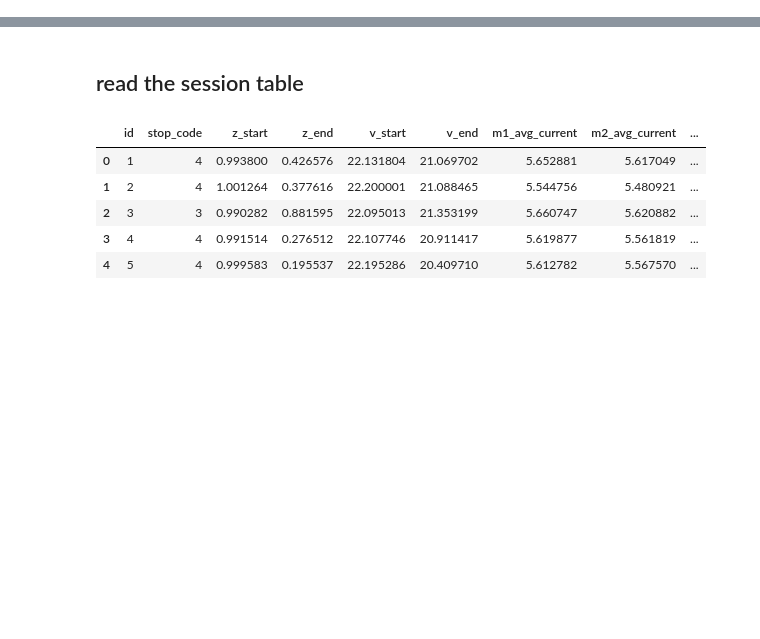
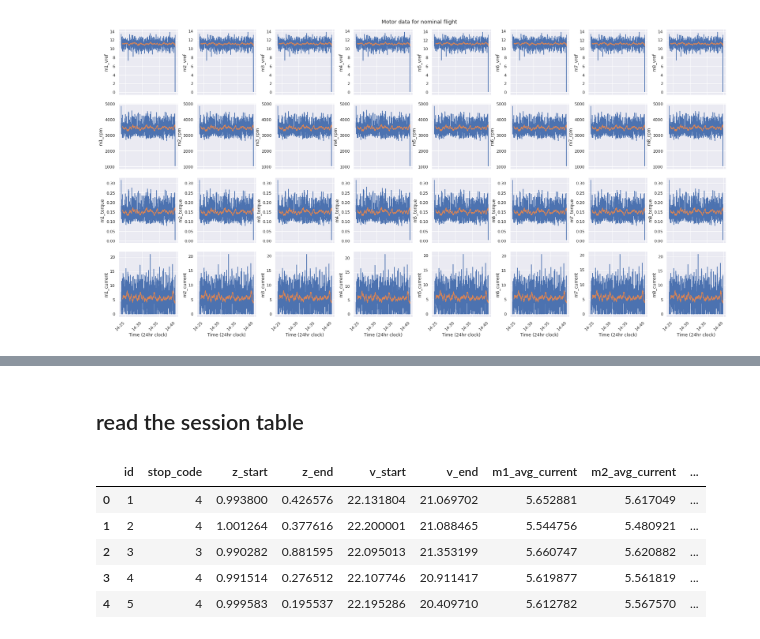
Before and after one commit to darrahts/uavTestbed, a Jupyter notebook: analysis/flightdata.ipynb, the cells around one changed output, grey strips where cells are left out. Drawn from its saved outputs; the diff is of its cells as text; code cells hidden in the pictures; blank space fills up the shorter version.

```diff
--- a/analysis/flightdata.ipynb
+++ b/analysis/flightdata.ipynb
@@ -44,0 +79,7 @@ api.get_tables()
+# %%
+telemetry = api.execute(queries.GET_TELEMETRY_DATA(stop_code=4, limit=2000))
+flight_ids = (pd.unique(telemetry['flight_id']))
+print(flight_ids)
+telemetry = telemetry[telemetry['flight_id'] == flight_ids[0]]
+print(len(telemetry))
+telemetry.head()
@@ -44,0 +96,19 @@ api.get_tables()
+# %%
+fig, axes = plt.subplots(4, 8, sharex=True, figsize=(24,12))
+fig.suptitle('Motor data for nominal flight')
+fig.tight_layout()
+
+cols = ['vref', 'rpm', 'torque', 'current']
+
+for i in range(len(cols)):
+    for j in range(8):
+        sns.lineplot(ax=axes[i,j], data=telemetry, x='dt', y=f'm{j+1}_{cols[i]}')
+        telemetry['tmp_avg'] = telemetry[f'm{j+1}_{cols[i]}'].rolling(25).mean()
+        sns.lineplot(ax=axes[i,j], data=telemetry, x='dt', y='tmp_avg')
+        axes[i,j].xaxis.set_major_formatter(md.DateFormatter('%H:%M'))
+        plt.setp(axes[i,j].xaxis.get_majorticklabels(), rotation=45, ha='right')
+        axes[i,j].set(xlabel='Time (24hr clock)')
+        #axes[i,j].set_title(f'm{j}_{cols[i]}')
+fig.savefig('motor_plots.png')
+# %% [output]
+[figure, added]
```
Also changed, not shown: parts of 19 cells of this notebook, 1 other file.
